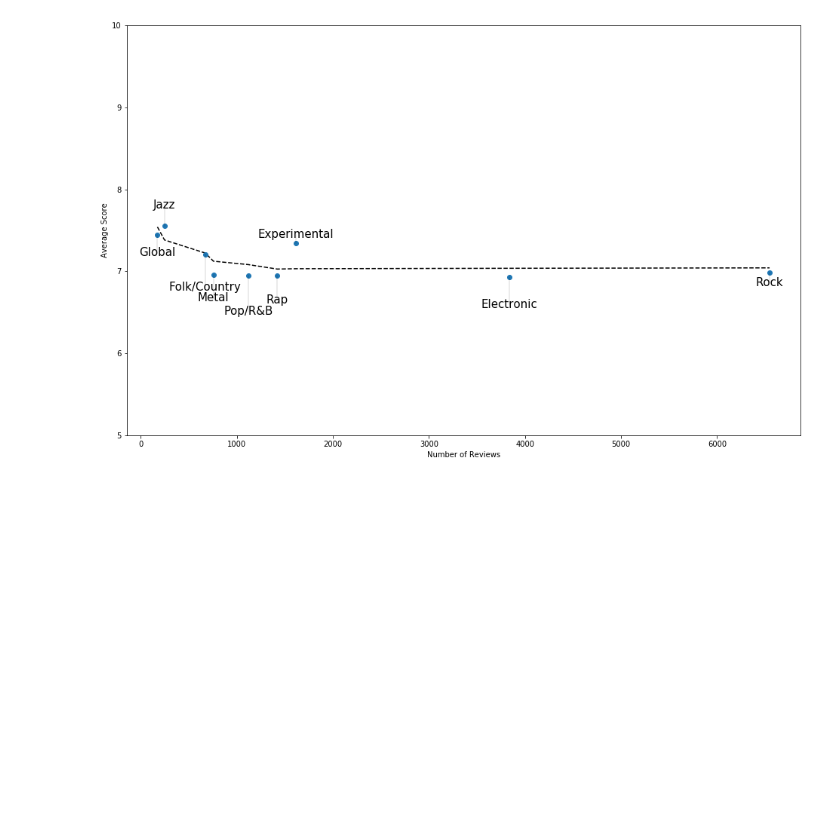
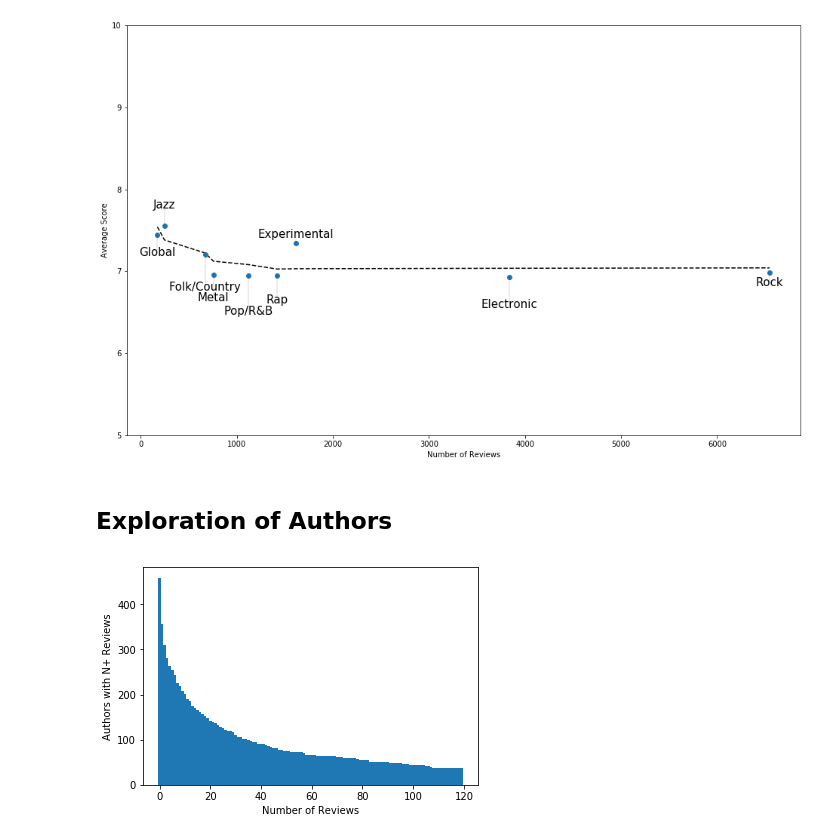
Before and after one commit to cfabian/pitchviews, a Jupyter notebook: numerical_analyses/score-exploration.ipynb, the cells around one changed output. Saved outputs shown, nothing was run; the diff lists cells and outputs as text; code cells hidden in the pictures; blank space fills up the shorter version.

Commit message:
added some more author analyses

```diff
--- a/numerical_analyses/score-exploration.ipynb
+++ b/numerical_analyses/score-exploration.ipynb
@@ -223,3 +223,16 @@ plt.ylim([5, 10])
 plt.show()
 # %% [output]
 [figure]
+# %% [markdown]
+## Exploration of Authors
+# %%
+g = datatable.groupby('authorName')
+author_counts = g.size().reset_index()
+x = range(120)
+y = [sum(author_counts[0] > i) for i in x]
+plt.bar(x, y, width = 1, edgecolor='none')
+plt.xlabel('Number of Reviews')
+plt.ylabel('Authors with N+ Reviews')
+plt.show()
+# %% [output]
+[figure, added]
```
Also changed, not shown: parts of 13 cells of this notebook.
